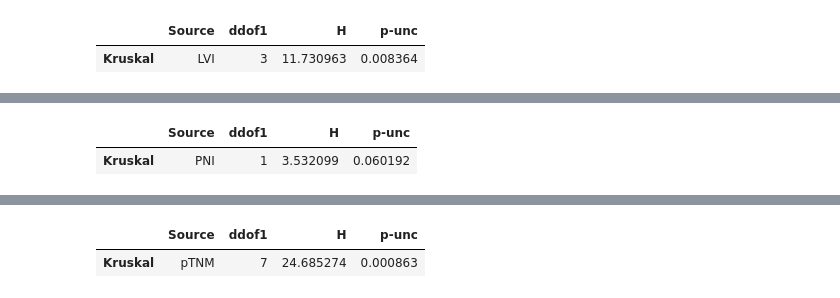
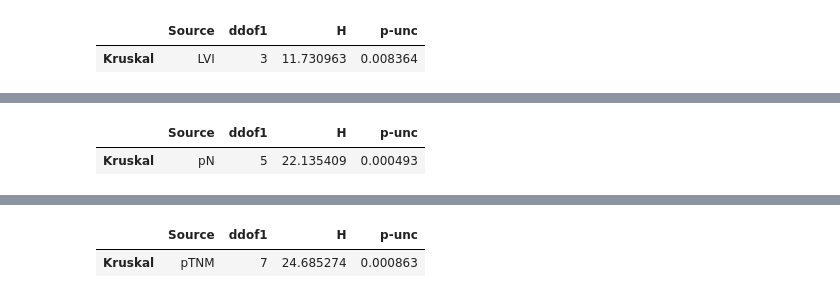
Before and after one commit to ark1st/-Arduino-for-IoT, a Jupyter notebook: NIPA/NIPA.ipynb, the cells around one changed output, grey strips where cells are left out. Cells and saved outputs as stored; diff of their text form; code cells hidden in the pictures.

```diff
--- a/NIPA/NIPA.ipynb
+++ b/NIPA/NIPA.ipynb
@@ -207,8 +269,8 @@ kruskal(data=LVI, dv='OS', between='LVI')
 # %%
-#신경주위 침윤
-PNI =  df[['PNI', 'OS']]
-PNI['OS'] = PNI['OS'].astype(int)
-kruskal(data=PNI, dv='OS', between='PNI')
+#병리학적 N 병기
+pN =  df[['pN', 'OS']]
+pN['OS'] = pN['OS'].astype(int)
+kruskal(data=pN, dv='OS', between='pN')
 # %% [output]
 |  | Source | ddof1 | H | p-unc |
-| Kruskal | PNI | 1 | 3.532099 | 0.060192 |
+| Kruskal | pN | 5 | 22.135409 | 0.000493 |
```
Also changed, not shown: parts of 17 cells of this notebook.
